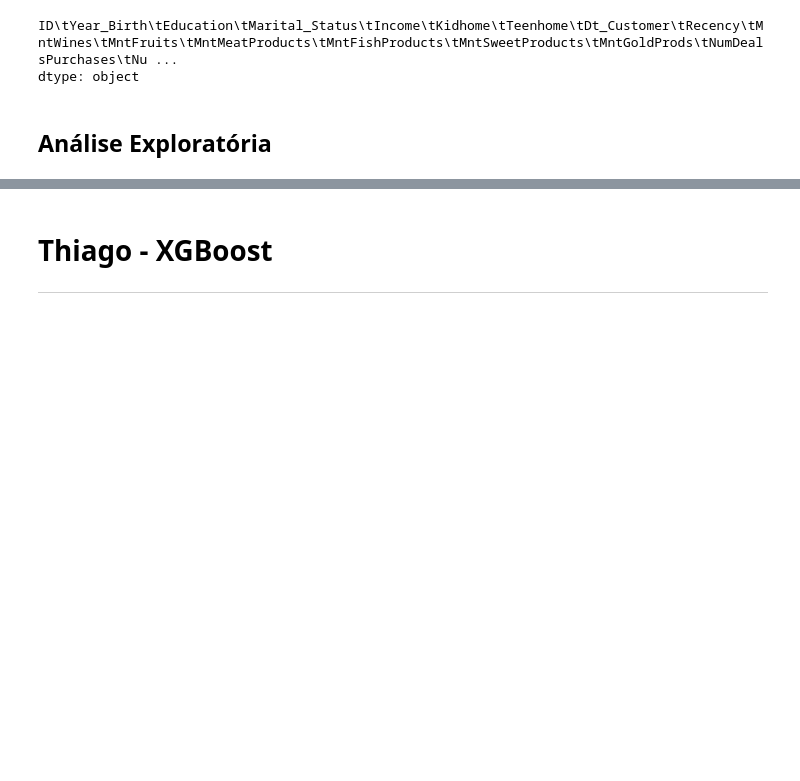
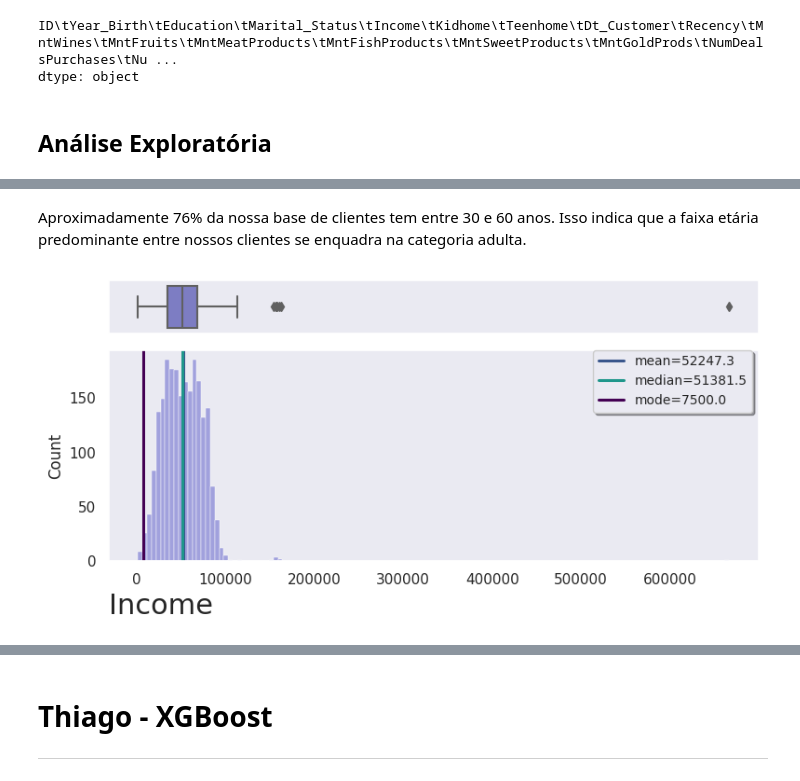
Before and after one commit to thiagocaveglion/marketing-campaign-ml, a Jupyter notebook: projeto/Notebook_Principal.ipynb, the cells around one changed output, grey strips where cells are left out. Saved outputs shown, nothing was run; the diff lists cells and outputs as text; code cells hidden in the pictures; blank space fills up the shorter version.

```diff
--- a/projeto/Notebook_Principal.ipynb
+++ b/projeto/Notebook_Principal.ipynb
@@ -106,0 +135,20 @@ dtype: object
+# %%
+from datetime import datetime
+
+# Obtém o ano atual
+ano_atual = datetime.now().year
+
+def feat_engineering(df):
+    not_graduated = ['Basic','2n cycle']
+    post_graduated = ['Master','PhD']
+    couple = ['Married','Together']
+    df['Age'] = ano_atual - df['Year_Birth']
+    df['Education'] = df['Education'].apply(lambda x: 'Not Graduated' if x in not_graduated else ('Post Graduated' if x in post_graduated else 'Graduated'))
+    df['Partner'] = df['Marital_Status'].apply(lambda x: 'Partner' if x in couple else 'Not Partner')
+    df["Family_Size"] = df["Partner"].replace({"Not Partner": 1, "Partner":2})+ df["Children"]
+
+    df.drop(['Marital_Status','Year_Birth','ID','Z_CostContact','Z_Revenue', 'Dt_Customer'], axis=1, inplace=True)
+
+    return df
+
+df_copy = feat_engineering(df_copy);
@@ -106,0 +165,5 @@ dtype: object
+# %%
+sns.set_theme(context= 'notebook')
+sns.set_style('dark')
+sns.set(rc={'axes.grid':False})
+sns.set_palette('mako')
@@ -106,0 +224,9 @@ dtype: object
+# %%
+df_copy['Age_Category'] = age_clusters
+# %% [markdown]
+Aproximadamente 76% da nossa base de clientes tem entre 30 e 60 anos. Isso indica que a faixa etária predominante entre nossos clientes se enquadra na categoria adulta.
+# %%
+num_plot(df_copy, 'Income')
+plt.show()
+# %% [output]
+[figure, added]
```
Also changed, not shown: parts of 33 cells of this notebook.
